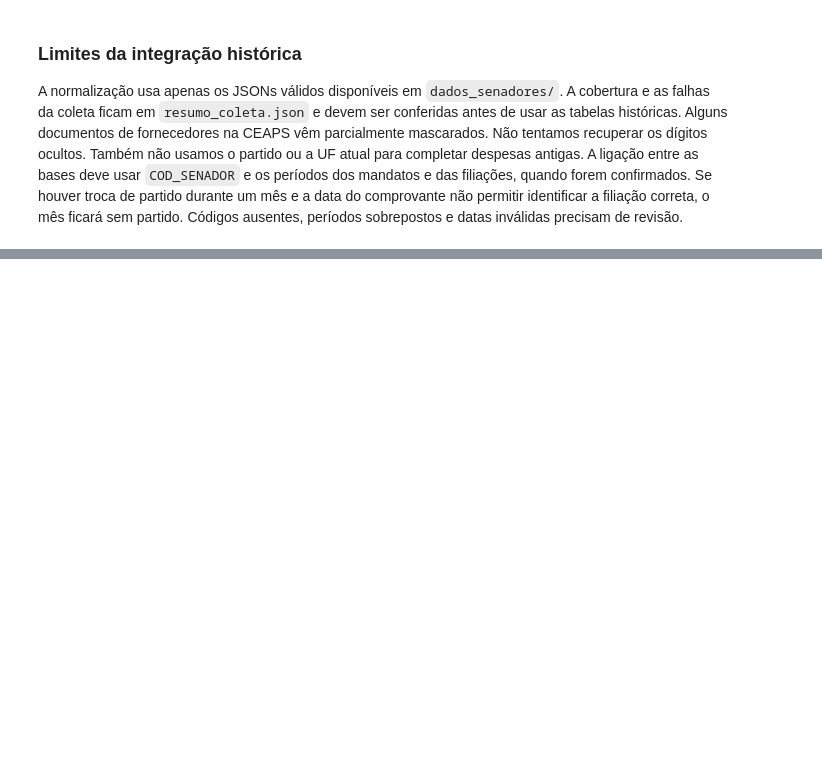
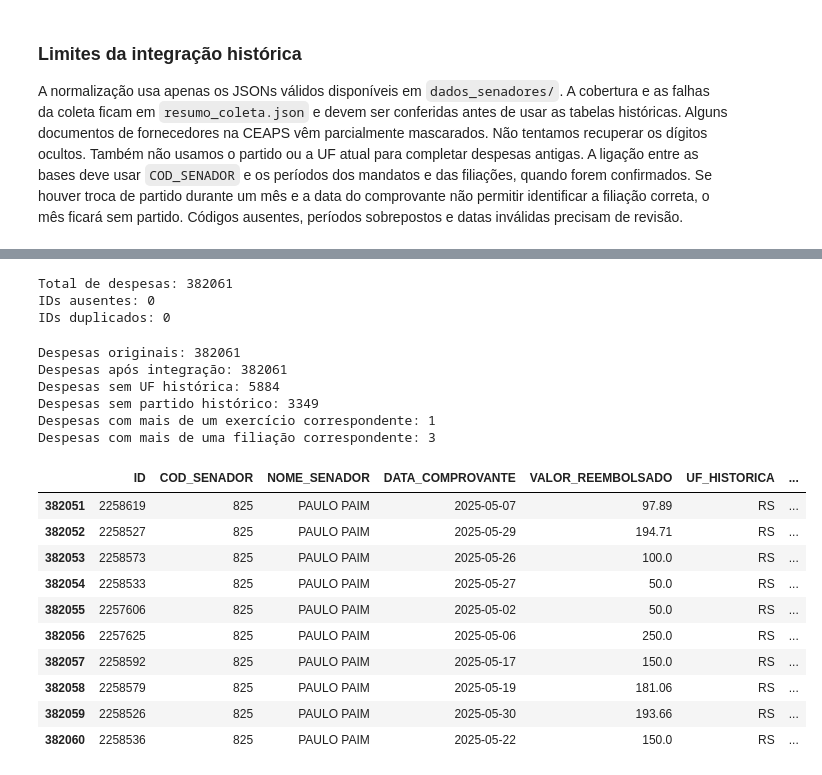
Before and after one commit to rafaalathais/analise-gasto-parlamentar, a Jupyter notebook: notebook_gasto_parlamentar.ipynb, the cells around one changed output, grey strips where cells are left out. Drawn from its saved outputs; the diff is of its cells as text; code cells hidden in the pictures; blank space fills up the shorter version.

```diff
--- a/notebook_gasto_parlamentar.ipynb
+++ b/notebook_gasto_parlamentar.ipynb
@@ -513,0 +555,18 @@ A normalização usa apenas os JSONs válidos disponíveis em `dados_senadores/`
+# %%
+despesas = df_ceaps_limpo.copy()
+
+print("Total de despesas:", len(despesas))
+print("IDs ausentes:", despesas["ID"].isna().sum())
+print("IDs duplicados:", despesas["ID"].duplicated().sum())
+
+despesas["DATA_REF"] = pd.to_datetime(despesas["DATA_COMPROVANTE"], errors="coerce")
+tabelas = [ despesas,df_mandatos, df_exercicios,df_filiacoes]
+for df in tabelas:df["COD_SENADOR"] = pd.to_numeric(df["COD_SENADOR"],errors="coerce").astype("Int64")
+for df in [df_mandatos, df_exercicios]:df["COD_MANDATO"] = pd.to_numeric(df["COD_MANDATO"],errors="coerce").astype("Int64")
+for coluna in ["INICIO_MANDATO", "FIM_MANDATO"]:df_mandatos[coluna] = pd.to_datetime(df_mandatos[coluna],errors="coerce")
+for coluna in ["INICIO_EXERCICIO", "FIM_EXERCICIO"]:df_exercicios[coluna] = pd.to_datetime(df_exercicios[coluna],errors="coerce")
+for coluna in ["INICIO_FILIACAO", "FIM_FILIACAO"]:df_filiacoes[coluna] = pd.to_datetime(df_filiacoes[coluna],errors="coerce")
+# %% [output]
+Total de despesas: 382061
+IDs ausentes: 0
+IDs duplicados: 0
@@ -513,0 +619,38 @@ A normalização usa apenas os JSONs válidos disponíveis em `dados_senadores/`
+# %%
+print("Despesas originais:", len(df_ceaps_limpo))
+print("Despesas após integração:", len(despesas))
+print("Despesas sem UF histórica:",despesas["UF_HISTORICA"].isna().sum())
+print("Despesas sem partido histórico:",despesas["PARTIDO_HISTORICO"].isna().sum())
+print("Despesas com mais de um exercício correspondente:",(quantidade_exercicios > 1).sum())
+print( "Despesas com mais de uma filiação correspondente:",(quantidade_filiacoes > 1).sum())
+assert len(despesas) == len(df_ceaps_limpo)
+assert despesas["ID"].equals(df_ceaps_limpo["ID"])
+
+display(despesas[[
+            "ID",
+            "COD_SENADOR",
+            "NOME_SENADOR",
+            "DATA_COMPROVANTE",
+            "VALOR_REEMBOLSADO",
+            "UF_HISTORICA",
+            "NOME_PARTIDO_HISTORICO",
+            "PARTIDO_HISTORICO"] ].tail(10)
+)
+# %% [output]
+Despesas originais: 382061
+Despesas após integração: 382061
+Despesas sem UF histórica: 5884
+Despesas sem partido histórico: 3349
+Despesas com mais de um exercício correspondente: 1
+Despesas com mais de uma filiação correspondente: 3
+|  | ID | COD_SENADOR | NOME_SENADOR | DATA_COMPROVANTE | VALOR_REEMBOLSADO | UF_HISTORICA | ... |
+| 382051 | 2258619 | 825 | PAULO PAIM | 2025-05-07 | 97.89 | RS | ... |
+| 382052 | 2258527 | 825 | PAULO PAIM | 2025-05-29 | 194.71 | RS | ... |
+| 382053 | 2258573 | 825 | PAULO PAIM | 2025-05-26 | 100.0 | RS | ... |
+| 382054 | 2258533 | 825 | PAULO PAIM | 2025-05-27 | 50.0 | RS | ... |
+| 382055 | 2257606 | 825 | PAULO PAIM | 2025-05-02 | 50.0 | RS | ... |
+| 382056 | 2257625 | 825 | PAULO PAIM | 2025-05-06 | 250.0 | RS | ... |
+| 382057 | 2258592 | 825 | PAULO PAIM | 2025-05-17 | 150.0 | RS | ... |
+| 382058 | 2258579 | 825 | PAULO PAIM | 2025-05-19 | 181.06 | RS | ... |
+| 382059 | 2258526 | 825 | PAULO PAIM | 2025-05-30 | 193.66 | RS | ... |
+| 382060 | 2258536 | 825 | PAULO PAIM | 2025-05-22 | 150.0 | RS | ... |
```
Also changed, not shown: parts of 8 cells of this notebook.
